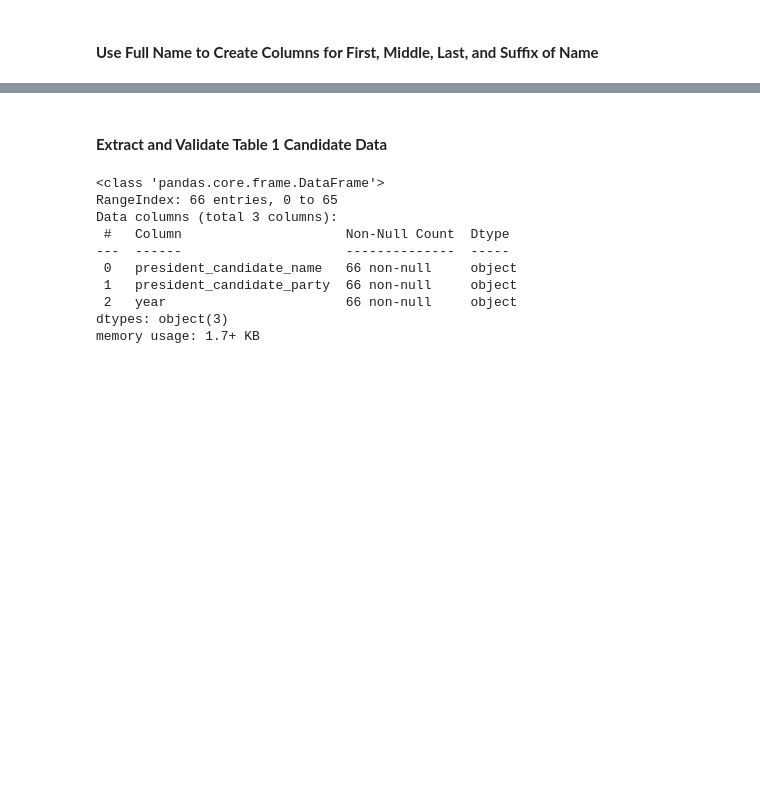
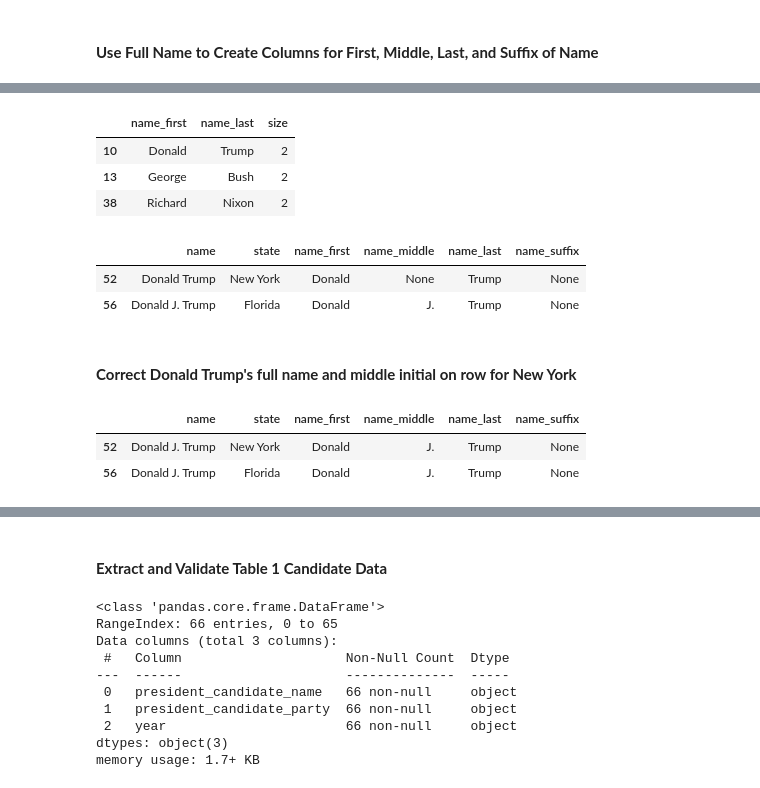
Before and after one commit to frederick-douglas-pearce/us-presidential-vote-analysis, a Jupyter notebook: step1_electoral_college_data.ipynb, the cells around one changed output, grey strips where cells are left out. Saved outputs shown, nothing was run; the diff lists cells and outputs as text; code cells hidden in the pictures; blank space fills up the shorter version.

```diff
--- a/step1_electoral_college_data.ipynb
+++ b/step1_electoral_college_data.ipynb
@@ -526,0 +426,16 @@ candidates_df
+# %%
+name_first_last = candidates_df.groupby(['name_first', 'name_last'], as_index=False).size()
+name_first_last[name_first_last['size']>1]
+# %% [output]
+|  | name_first | name_last | size |
+| 10 | Donald | Trump | 2 |
+| 13 | George | Bush | 2 |
+| 38 | Richard | Nixon | 2 |
+# %%
+candidates_df[(candidates_df['name_first']=='Donald')&(candidates_df['name_last']=='Trump')]
+# %% [output]
+|  | name | state | name_first | name_middle | name_last | name_suffix |
+| 52 | Donald Trump | New York | Donald | None | Trump | None |
+| 56 | Donald J. Trump | Florida | Donald | J. | Trump | None |
+# %% [markdown]
+#### **Correct Donald Trump's full name and middle initial on row for New York**
@@ -526,0 +447,6 @@ candidates_df
+# %%
+candidates_df[(candidates_df['name_first']=='Donald')&(candidates_df['name_last']=='Trump')]
+# %% [output]
+|  | name | state | name_first | name_middle | name_last | name_suffix |
+| 52 | Donald J. Trump | New York | Donald | J. | Trump | None |
+| 56 | Donald J. Trump | Florida | Donald | J. | Trump | None |
```
Also changed, not shown: parts of 38 cells of this notebook.
